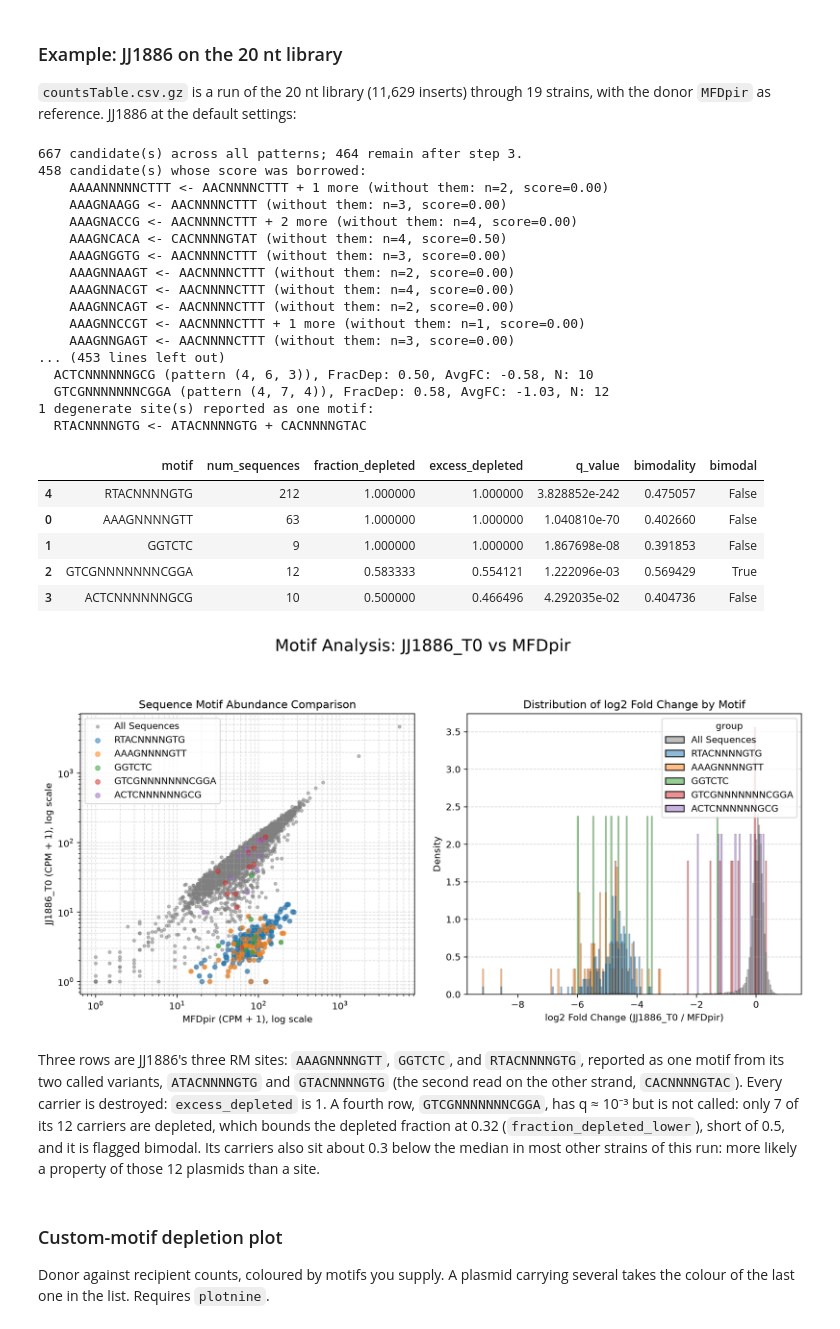
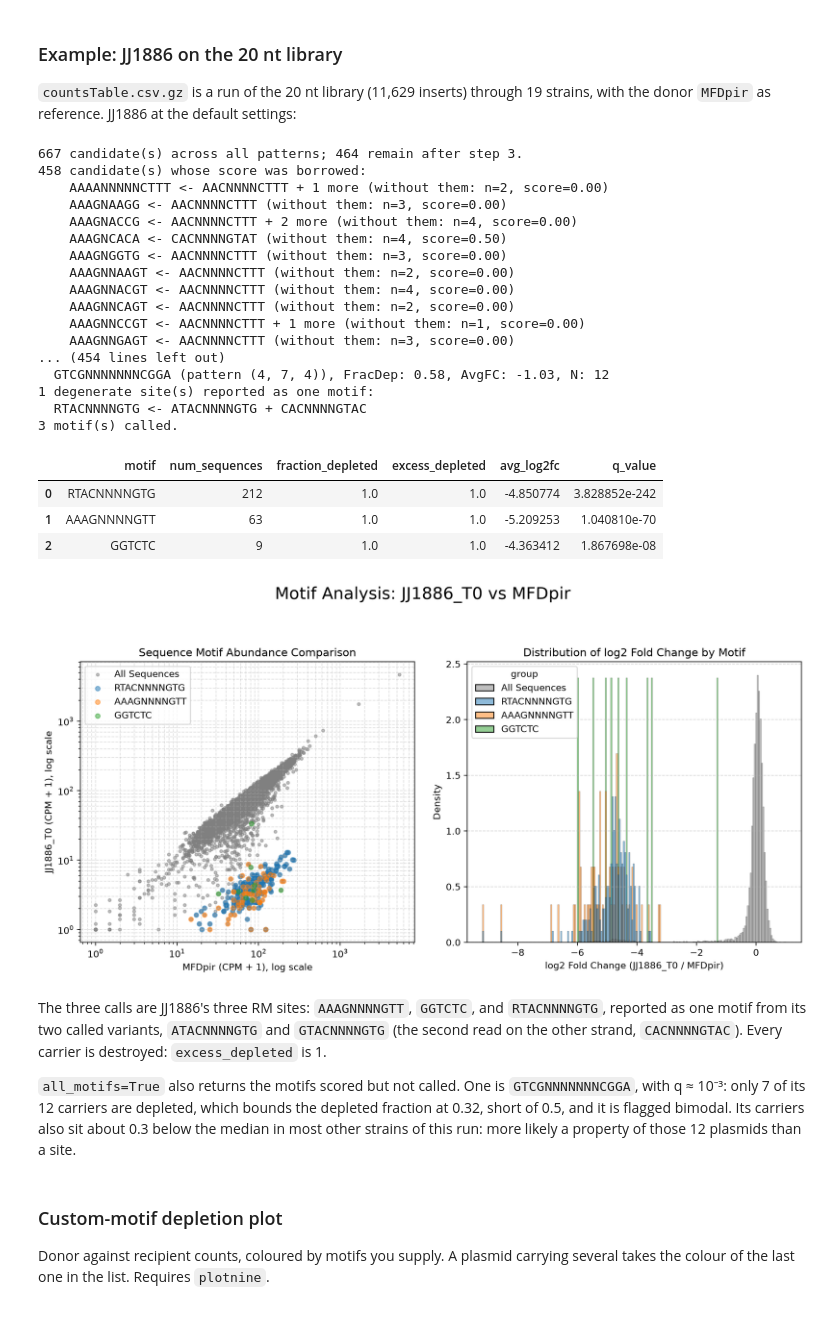
Before and after one commit to dbikard/randseq, a Jupyter notebook: nbs/02_plotting.ipynb, the cells around one changed output. Cells and saved outputs as stored; diff of their text form; code cells hidden in the pictures.

```diff
--- a/nbs/02_plotting.ipynb
+++ b/nbs/02_plotting.ipynb
@@ -55,7 +55,7 @@ The histogram shows log2FC as `calculate_log2fc` returns it. The pipeline first
 sample's median, so its default threshold of -0.5 sits at the median minus 0.5 on this axis.
 # %%
 #| export
-def plot_motif_analysis(counts_df, sample_col, ref_col, flexible_motifs_df,
+def plot_motif_analysis(counts_df, sample_col, ref_col, motifs,
                         left_context, right_context,
                         title_main=None,
                         pseudocount=1,
@@ -74,10 +74,10 @@ def plot_motif_analysis(counts_df, sample_col, ref_col, flexible_motifs_df,
     if not isinstance(counts_df, pd.DataFrame) or counts_df.empty: return None, None
     if not all(col in counts_df.columns for col in [sample_col, ref_col]): return None, None
 
-    if flexible_motifs_df is None: flexible_motifs_df = pd.DataFrame(columns=['motif'])
-    elif not isinstance(flexible_motifs_df, pd.DataFrame): return None, None
-    if not flexible_motifs_df.empty and 'motif' not in flexible_motifs_df.columns:
-        flexible_motifs_df = pd.DataFrame(columns=['motif'])
+    if motifs is None: motifs = pd.DataFrame(columns=['motif'])
+    elif not isinstance(motifs, pd.DataFrame): return None, None
+    if not motifs.empty and 'motif' not in motifs.columns:
+        motifs = pd.DataFrame(columns=['motif'])
 
     # Auto-generate title_main if it's None
     if title_main is None:
@@ -85,8 +85,8 @@ def plot_motif_analysis(counts_df, sample_col, ref_col, flexible_motifs_df,
 
     # --- Define Color Palette ---
     unique_plot_motifs = []
-    if 'motif' in flexible_motifs_df.columns and not flexible_motifs_df.empty:
-        unique_plot_motifs = flexible_motifs_df['motif'].dropna().unique().tolist()
+    if 'motif' in motifs.columns and not motifs.empty:
+        unique_plot_motifs = motifs['motif'].dropna().unique().tolist()
 
     color_map = {'All Sequences': 'grey'}
     palette_name = "tab10"
@@ -211,9 +211,8 @@ counts = counts[[col for col in counts.columns if ("_T0" in col) or ("MFDpir" in
 log2fc_df = calculate_log2fc(counts, reference_column='MFDpir', count_threshold=20, pseudocount=1)
 # %%
 left, right = "GTCCTAGGTATAATACTAGT", "GTTTTAGAGCTAGAAATAGC"
-flexible_motifs_df = find_restricted_motifs(log2fc_df["JJ1886_T0"], left, right)
-flexible_motifs_df[["motif", "num_sequences", "fraction_depleted", "excess_depleted",
-                    "q_value", "bimodality", "bimodal"]]
+motifs = find_restricted_motifs(log2fc_df["JJ1886_T0"], left, right)
+motifs
 # %% [output]
 667 candidate(s) across all patterns; 464 remain after step 3.
 458 candidate(s) whose score was borrowed:
@@ -227,29 +226,28 @@ flexible_motifs_df[["motif", "num_sequences", "fraction_depleted", "excess_deple
     AAAGNNCAGT <- AACNNNNCTTT (without them: n=2, score=0.00)
     AAAGNNCCGT <- AACNNNNCTTT + 1 more (without them: n=1, score=0.00)
     AAAGNNGAGT <- AACNNNNCTTT (without them: n=3, score=0.00)
-... (453 lines left out)
-  ACTCNNNNNNGCG (pattern (4, 6, 3)), FracDep: 0.50, AvgFC: -0.58, N: 10
+... (454 lines left out)
   GTCGNNNNNNNCGGA (pattern (4, 7, 4)), FracDep: 0.58, AvgFC: -1.03, N: 12
 1 degenerate site(s) reported as one motif:
   RTACNNNNGTG <- ATACNNNNGTG + CACNNNNGTAC
+3 motif(s) called.
-|  | motif | num_sequences | fraction_depleted | excess_depleted | q_value | bimodality | bimodal |
-| 4 | RTACNNNNGTG | 212 | 1.000000 | 1.000000 | 3.828852e-242 | 0.475057 | False |
-| 0 | AAAGNNNNGTT | 63 | 1.000000 | 1.000000 | 1.040810e-70 | 0.402660 | False |
-| 1 | GGTCTC | 9 | 1.000000 | 1.000000 | 1.867698e-08 | 0.391853 | False |
-| 2 | GTCGNNNNNNNCGGA | 12 | 0.583333 | 0.554121 | 1.222096e-03 | 0.569429 | True |
-| 3 | ACTCNNNNNNGCG | 10 | 0.500000 | 0.466496 | 4.292035e-02 | 0.404736 | False |
+|  | motif | num_sequences | fraction_depleted | excess_depleted | avg_log2fc | q_value |
+| 0 | RTACNNNNGTG | 212 | 1.0 | 1.0 | -4.850774 | 3.828852e-242 |
+| 1 | AAAGNNNNGTT | 63 | 1.0 | 1.0 | -5.209253 | 1.040810e-70 |
+| 2 | GGTCTC | 9 | 1.0 | 1.0 | -4.363412 | 1.867698e-08 |
 # %%
-fig, axes = plot_motif_analysis(counts, "JJ1886_T0", "MFDpir", flexible_motifs_df, left, right)
+fig, axes = plot_motif_analysis(counts, "JJ1886_T0", "MFDpir", motifs, left, right)
 # %% [output]
-[figure, old version]
+[figure, new version]
 # %% [markdown]
-Three rows are JJ1886's three RM sites: `AAAGNNNNGTT`, `GGTCTC`, and `RTACNNNNGTG`, reported as
-one motif from its two called variants, `ATACNNNNGTG` and `GTACNNNNGTG` (the second read on the
-other strand, `CACNNNNGTAC`). Every carrier is destroyed: `excess_depleted` is 1. A fourth row,
-`GTCGNNNNNNNCGGA`, has q ≈ 10⁻³ but is not called: only 7 of its 12 carriers are depleted, which bounds the depleted fraction at
-0.32 (`fraction_depleted_lower`), short of 0.5, and it is flagged bimodal. Its carriers also sit
-about 0.3 below the median in most other strains of this run: more likely a property of those 12
-plasmids than a site.
+The three calls are JJ1886's three RM sites: `AAAGNNNNGTT`, `GGTCTC`, and `RTACNNNNGTG`, reported
+as one motif from its two called variants, `ATACNNNNGTG` and `GTACNNNNGTG` (the second read on the
+other strand, `CACNNNNGTAC`). Every carrier is destroyed: `excess_depleted` is 1.
+
+`all_motifs=True` also returns the motifs scored but not called. One is `GTCGNNNNNNNCGGA`, with
+q ≈ 10⁻³: only 7 of its 12 carriers are depleted, which bounds the depleted fraction at 0.32, short
+of 0.5, and it is flagged bimodal. Its carriers also sit about 0.3 below the median in most other
+strains of this run: more likely a property of those 12 plasmids than a site.
 # %%
 # One scatter layer for all plasmids plus one per called motif, each with a legend entry, so a
 # motif's colour can be matched between the two panels.
```
Also changed, not shown: parts of 4 cells of this notebook, 14 other files.
